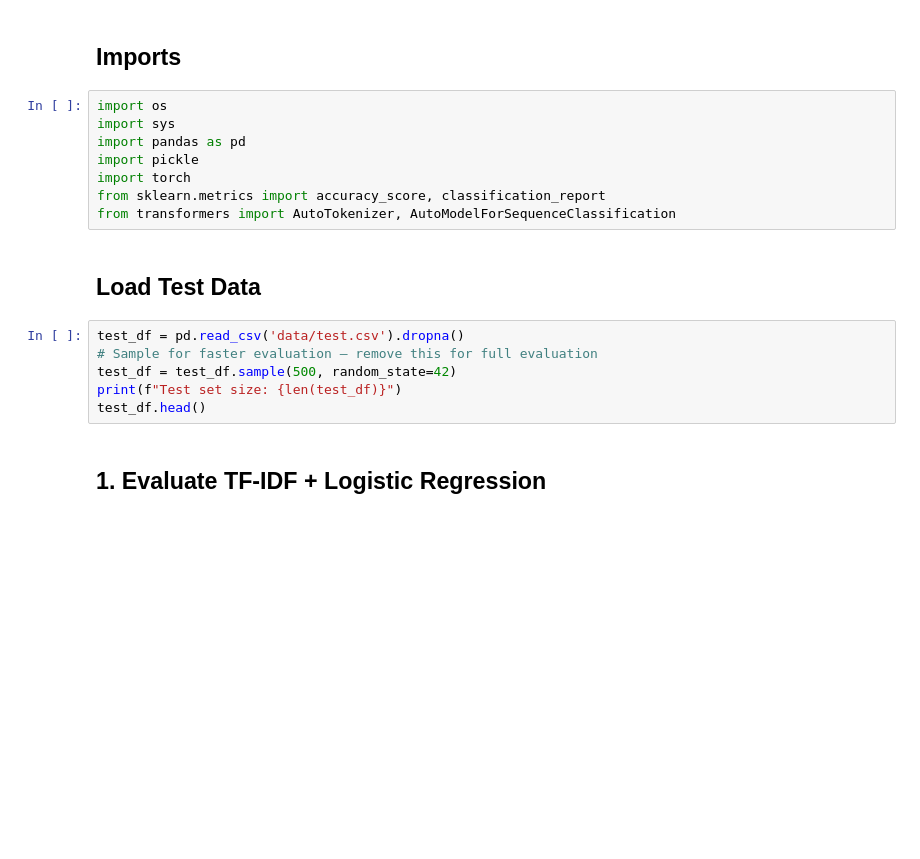
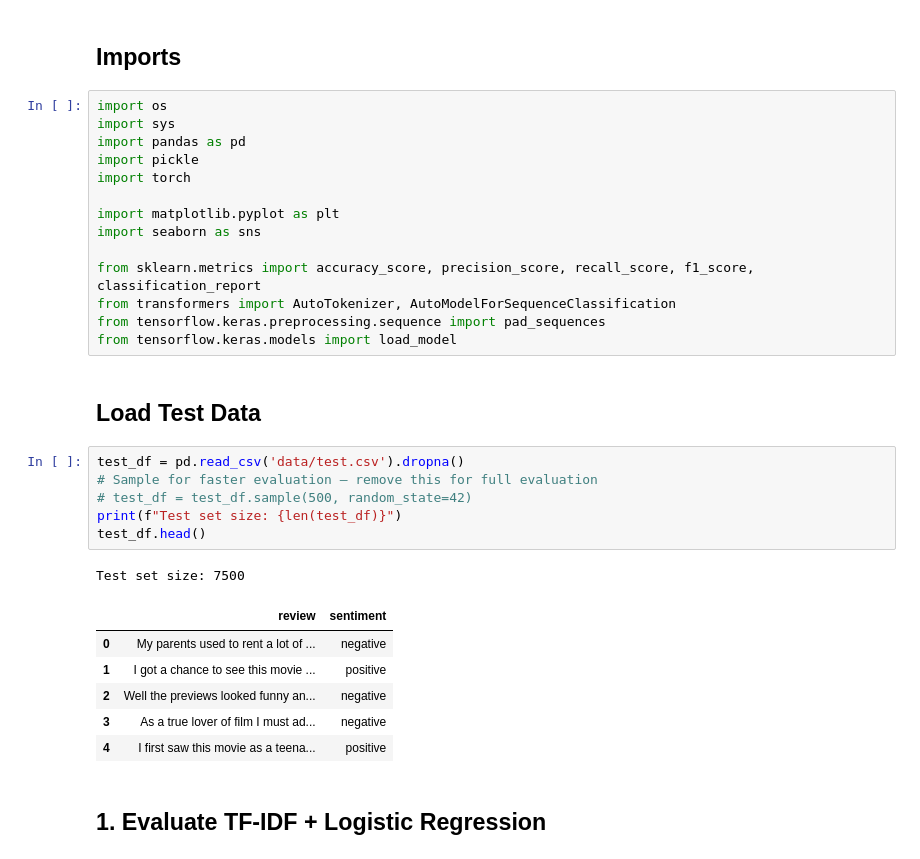
Before and after one commit to xEUNicorn/MRSA, a Jupyter notebook: 05_evaluation.ipynb, the cells around one changed output. Drawn from its saved outputs; the diff is of its cells as text; blank space fills up the shorter version.

```diff
--- a/05_evaluation.ipynb
+++ b/05_evaluation.ipynb
@@ -10,16 +10,30 @@ import sys
 import pandas as pd
 import pickle
 import torch
-from sklearn.metrics import accuracy_score, classification_report
+
+import matplotlib.pyplot as plt
+import seaborn as sns
+
+from sklearn.metrics import accuracy_score, precision_score, recall_score, f1_score, classification_report
 from transformers import AutoTokenizer, AutoModelForSequenceClassification
+from tensorflow.keras.preprocessing.sequence import pad_sequences
+from tensorflow.keras.models import load_model
 # %% [markdown]
 ## Load Test Data
 # %%
 test_df = pd.read_csv('data/test.csv').dropna()
 # Sample for faster evaluation — remove this for full evaluation
-test_df = test_df.sample(500, random_state=42)
+# test_df = test_df.sample(500, random_state=42)
 print(f"Test set size: {len(test_df)}")
 test_df.head()
+# %% [output]
+Test set size: 7500
+|  | review | sentiment |
+| 0 | My parents used to rent a lot of ... | negative |
+| 1 | I got a chance to see this movie ... | positive |
+| 2 | Well the previews looked funny an... | negative |
+| 3 | As a true lover of film I must ad... | negative |
+| 4 | I first saw this movie as a teena... | positive |
 # %% [markdown]
 ## 1. Evaluate TF-IDF + Logistic Regression
 # %%
```
Also changed, not shown: parts of 5 cells of this notebook, 5 other files.
